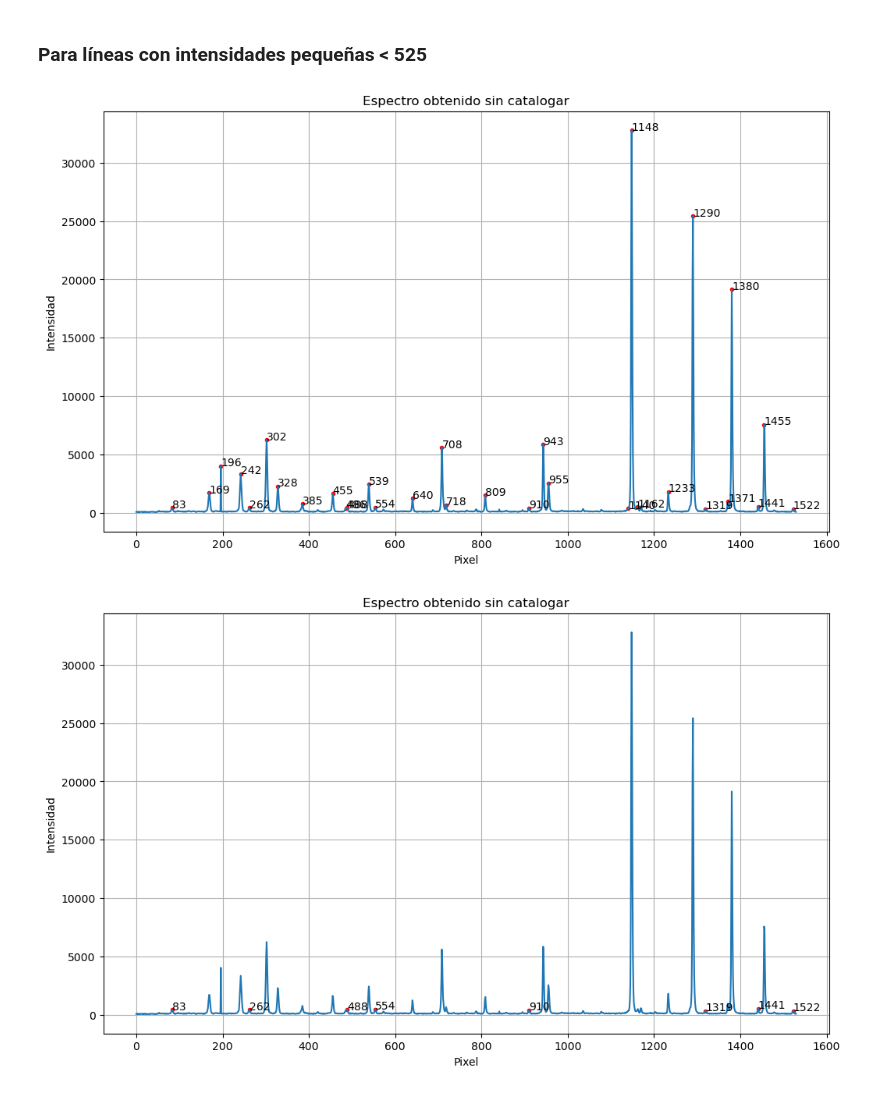
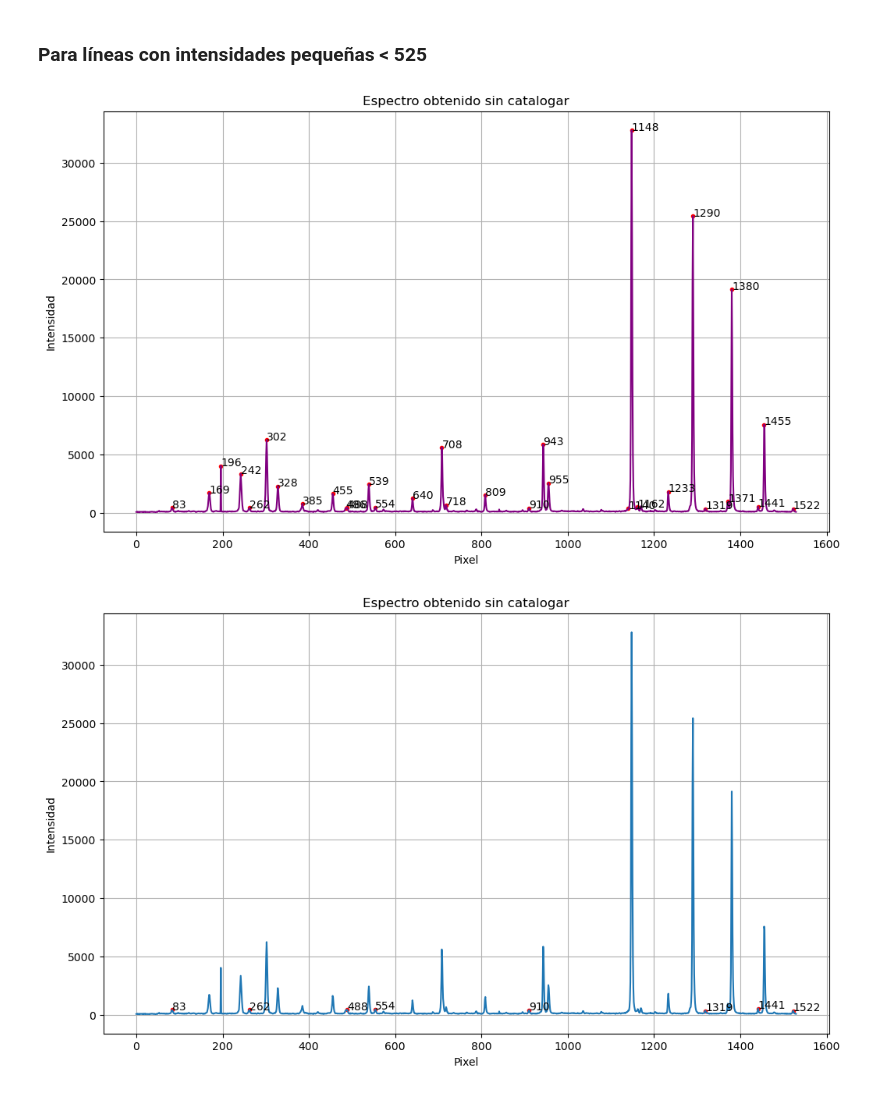
Before and after one commit to ccuellarn/Torium-Operation, a Jupyter notebook: Data/Th 6565/Analisis_6565.ipynb, the cells around one changed output. Drawn from its saved outputs; the diff is of its cells as text; code cells hidden in the pictures.

```diff
--- a/Data/Th 6565/Analisis_6565.ipynb
+++ b/Data/Th 6565/Analisis_6565.ipynb
@@ -266,19 +266,19 @@ DataFit_1
 # %%
 pixel_,intensidad_,marker_x_,marker_y_, index_x_,index_y_,anotaciones_ = DataProcess(r"C:\Users\clauw\Documents\Programming\Torium-Operation\Data\Th 6565\th 6565 orden 2 spec.txt",355,18)
 
 #Grafica
 fig1_, ax1_ = plt.subplots(1,1, figsize=(12,7))
-ax1_.plot(pixel_,intensidad_)
+ax1_.plot(pixel_,intensidad_, color='purple')
 ax1_.scatter(marker_x_,marker_y_,marker='.',color = 'red')
 ax1_.set_title('Espectro obtenido sin catalogar')
 ax1_.set_xlabel('Pixel')
 ax1_.set_ylabel('Intensidad')
 ax1_.grid()
 for i, label in enumerate(anotaciones_):
     plt.annotate(label, (marker_x_[i] + 0.1, marker_y_[i]))
 #fig1_.savefig('th 6200 orden 2 espectro tratado.jpg')
 # %% [output]
-[figure, old version]
+[figure, new version]
 # %%
 pixnon = [486, 718, 1140,1162,1371 ,169,196,302,328,385,455,539,640,809, 1233, 1148, 1290, 1380,1455, 943, 955, 708,242] #Lineas que no aportan al análisis o ya se analizaron
 marker_x_,marker_y_, index_x_,index_y_,anotaciones_ = DataCatalogue(pixnon,marker_x_,marker_y_, index_x_,index_y_,anotaciones_)
```
Also changed, not shown: parts of 4 cells of this notebook, 1 other file.
